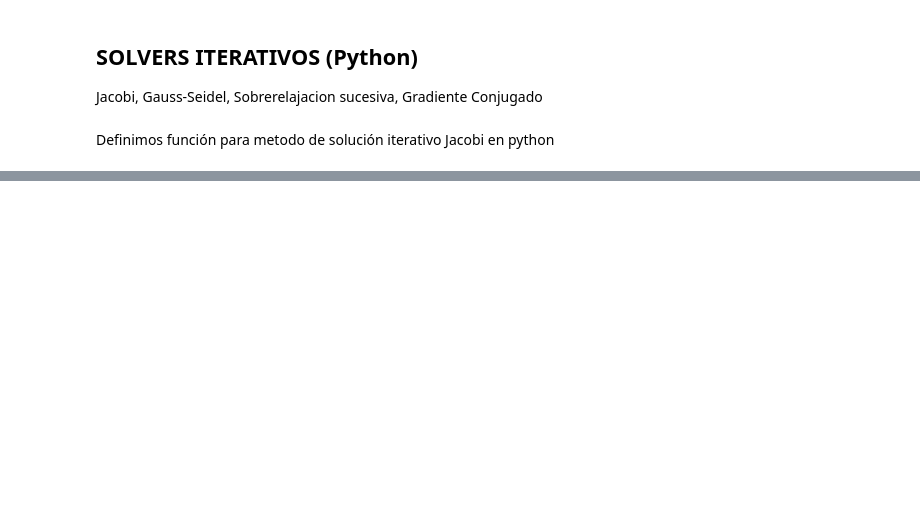
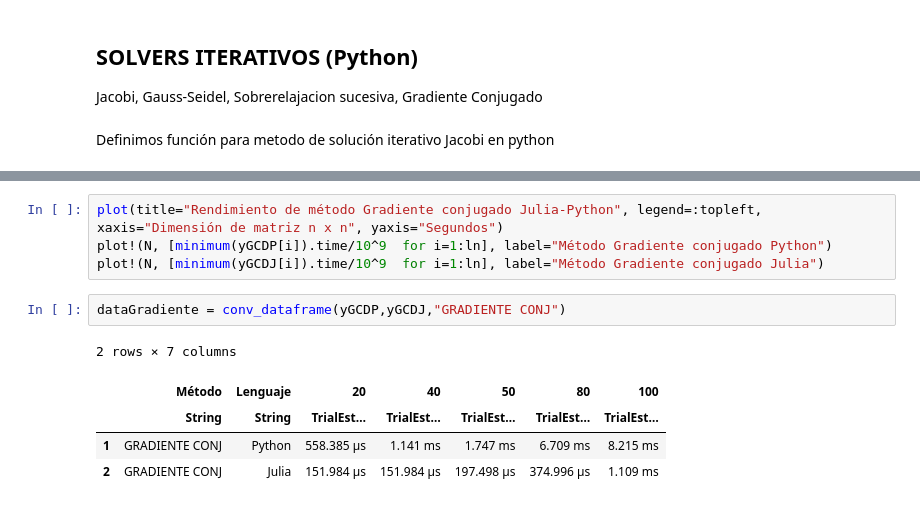
Before and after one commit to mvelozlucas/HPC-LA--2022-II, a Jupyter notebook: MP2/Julia/microproyecto2_julia.ipynb, the cells around one changed output, grey strips where cells are left out. Drawn from its saved outputs; the diff is of its cells as text; blank space fills up the shorter version.

```diff
--- a/MP2/Julia/microproyecto2_julia.ipynb
+++ b/MP2/Julia/microproyecto2_julia.ipynb
@@ -384,0 +482,12 @@ Utilizaremos $kn = 20$ iteraciones, junto con un sistema de tamaño $ n ∈ (20,
+# %%
+plot(title="Rendimiento de método Gradiente conjugado Julia-Python", legend=:topleft, xaxis="Dimensión de matriz n x n", yaxis="Segundos")
+plot!(N, [minimum(yGCDP[i]).time/10^9  for i=1:ln], label="Método Gradiente conjugado Python")
+plot!(N, [minimum(yGCDJ[i]).time/10^9  for i=1:ln], label="Método Gradiente conjugado Julia")
+# %%
+dataGradiente = conv_dataframe(yGCDP,yGCDJ,"GRADIENTE CONJ")
+# %% [output]
+2 rows × 7 columns
+|  | Método | Lenguaje | 20 | 40 | 50 | 80 | 100 |
+|  | String | String | TrialEst… | TrialEst… | TrialEst… | TrialEst… | TrialEst… |
+| 1 | GRADIENTE CONJ | Python | 558.385 μs | 1.141 ms | 1.747 ms | 6.709 ms | 8.215 ms |
+| 2 | GRADIENTE CONJ | Julia | 151.984 μs | 151.984 μs | 197.498 μs | 374.996 μs | 1.109 ms |
```
Also changed, not shown: parts of 69 cells of this notebook.
